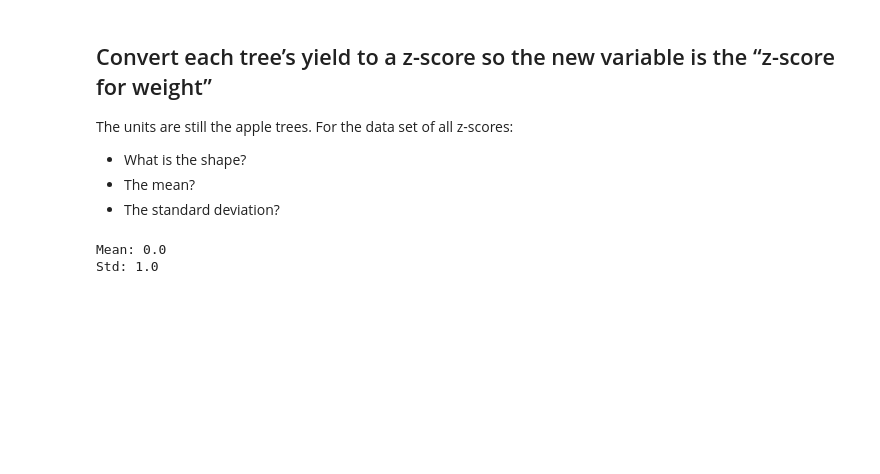
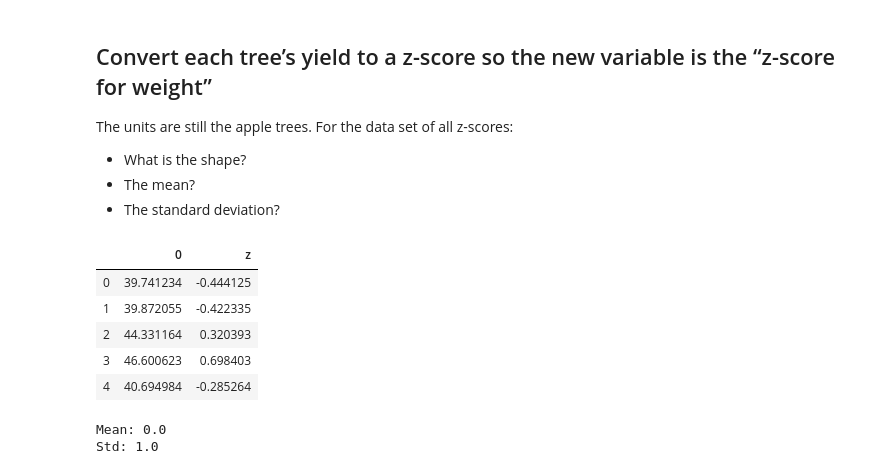
Before and after one commit to JessicaFB/dsc-standard-normal-distribution-lab-onl01-dtsc-pt-012120, a Jupyter notebook: index.ipynb, the cells around one changed output. Drawn from its saved outputs; the diff is of its cells as text; code cells hidden in the pictures; blank space fills up the shorter version.

```diff
--- a/index.ipynb
+++ b/index.ipynb
@@ -78,12 +78,12 @@ sns.distplot(yield_df);
 # Perform any calculations necessary here
 
 # mean (mu) and std (sigma)
-mu, sigma = yield_df['0'].mean(), yield_df['0'].std()
-n = yield_df['0'].count()
+mean, std = df.mean(), df.std()
+n = df.count()
 
 # 99% confidence interval = 3 standard deviations (3*sigma)
-left = mu - 3*sigma
-right = mu + 3*sigma
+left = mean - 3*std
+right = mean + 3*std
 
-left,right
+print([left[0].round(4),right[0].round(4)])
 # %% [output]
@@ -116,6 +117,6 @@ z
 # Calculate yield
 
 z = 1.85
-x = mu + z*sigma
-x
+x = mean + z*std
+x[0].round(4)
 # %% [output]
@@ -139 +136,14 @@ yield_df['z'] = (yield_df['0'] - mu)/sigma
+# %%
+# Give your solution here
+
+df['z'] = (df['0'] - mean)/std
+df['z'] = df.apply(lambda x: (x-mean)/std, axis=1)
+df.head()
+# %% [output]
+|  | 0 | z |
+| 0 | 39.741234 | -0.444125 |
+| 1 | 39.872055 | -0.422335 |
+| 2 | 44.331164 | 0.320393 |
+| 3 | 46.600623 | 0.698403 |
+| 4 | 40.694984 | -0.285264 |
 # %%
```
Also changed, not shown: parts of 11 cells of this notebook.
